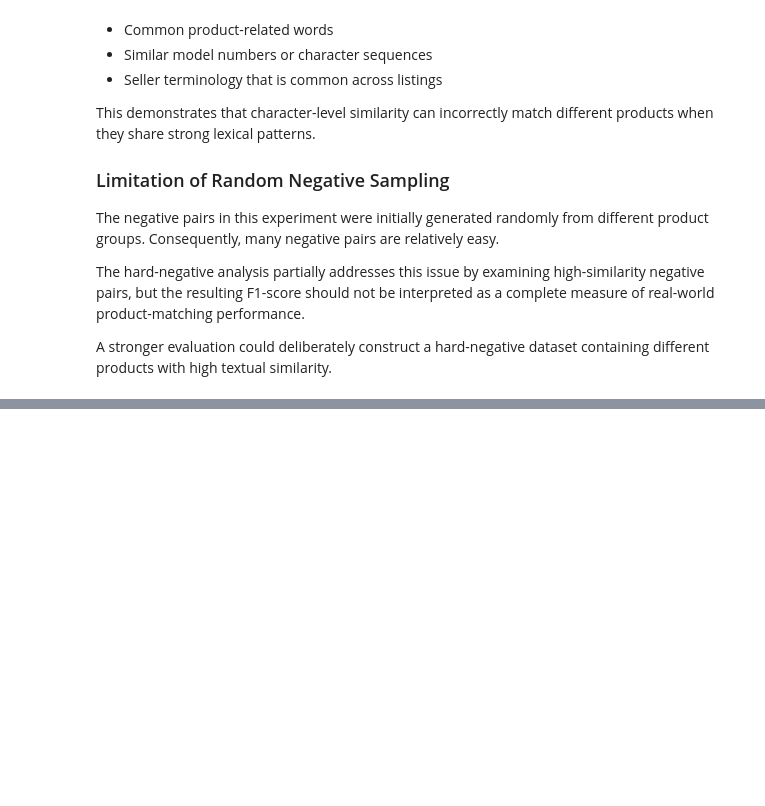
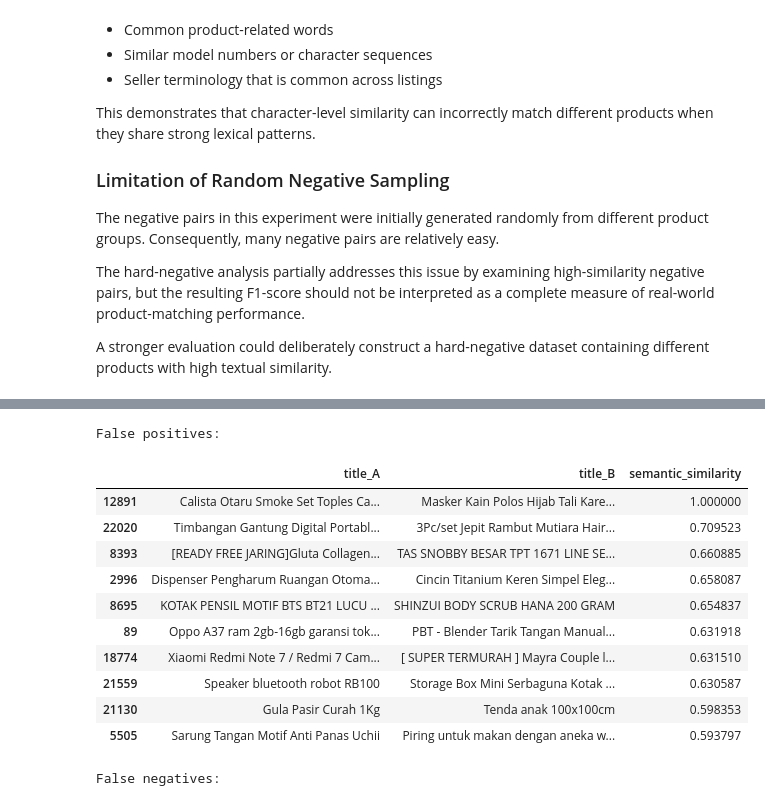
Before and after one commit to Venku96200/Venku96200-Intelligence-SIG-Recs-2026, a Jupyter notebook: mandatory-tasks/shopee-product-matching/Part_B/notebook.ipynb, the cells around one changed output, grey strips where cells are left out. Saved outputs shown, nothing was run; the diff lists cells and outputs as text; code cells hidden in the pictures; blank space fills up the shorter version.

```diff
--- a/mandatory-tasks/shopee-product-matching/Part_B/notebook.ipynb
+++ b/mandatory-tasks/shopee-product-matching/Part_B/notebook.ipynb
@@ -873,0 +1052,39 @@ we will have to install :- pip install sentence-transformers
+# %%
+# Inspect semantic false positives and false negatives
+false_positives = pairs[
+    (pairs["actual"] == 0) &
+    (pairs["semantic_similarity"] >= 0.00)
+].sort_values("semantic_similarity", ascending=False)
+
+false_negatives = pairs[
+    (pairs["actual"] == 1) &
+    (pairs["semantic_similarity"] < 0.00)
+].sort_values("semantic_similarity")
+
+print("False positives:")
+display(
+    false_positives[
+        ["title_A", "title_B", "semantic_similarity"]
+    ].head(10)
+)
+
+print("\nFalse negatives:")
+display(
+    false_negatives[
+        ["title_A", "title_B", "semantic_similarity"]
+    ].head(10)
+)
+# %% [output]
+False positives:
+|  | title_A | title_B | semantic_similarity |
+| 12891 | Calista Otaru Smoke Set Toples Ca... | Masker Kain Polos Hijab Tali Kare... | 1.000000 |
+| 22020 | Timbangan Gantung Digital Portabl... | 3Pc/set Jepit Rambut Mutiara Hair... | 0.709523 |
+| 8393 | [READY FREE JARING]Gluta Collagen... | TAS SNOBBY BESAR TPT 1671 LINE SE... | 0.660885 |
+| 2996 | Dispenser Pengharum Ruangan Otoma... | Cincin Titanium Keren Simpel Eleg... | 0.658087 |
+| 8695 | KOTAK PENSIL MOTIF BTS BT21 LUCU ... | SHINZUI BODY SCRUB HANA 200 GRAM | 0.654837 |
+| 89 | Oppo A37 ram 2gb-16gb garansi tok... | PBT - Blender Tarik Tangan Manual... | 0.631918 |
+| 18774 | Xiaomi Redmi Note 7 / Redmi 7 Cam... | [ SUPER TERMURAH ] Mayra Couple l... | 0.631510 |
+| 21559 | Speaker bluetooth robot RB100 | Storage Box Mini Serbaguna Kotak ... | 0.630587 |
+| 21130 | Gula Pasir Curah 1Kg | Tenda anak 100x100cm | 0.598353 |
+| 5505 | Sarung Tangan Motif Anti Panas Uchii | Piring untuk makan dengan aneka w... | 0.593797 |
+False negatives:
```
Also changed, not shown: parts of 18 cells of this notebook.
